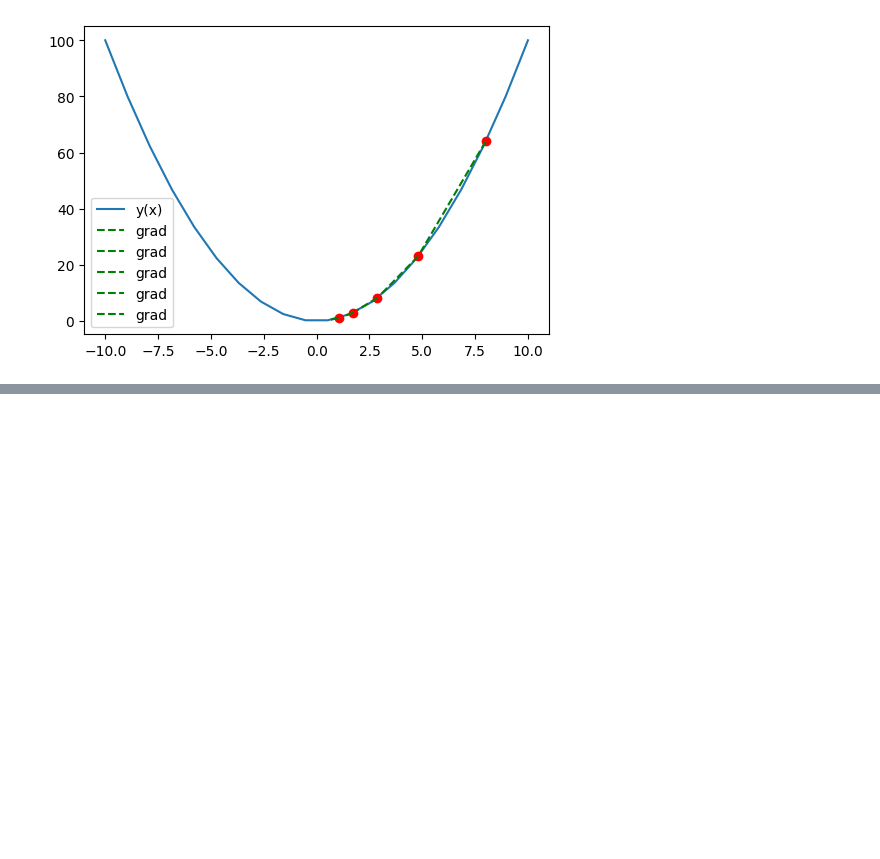
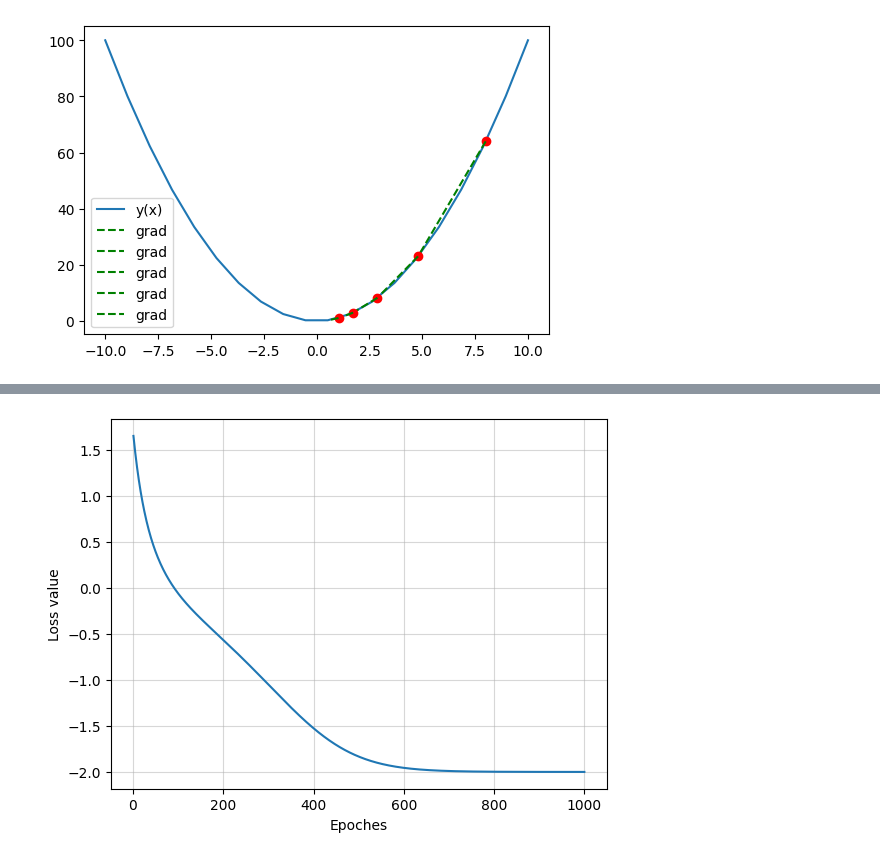
Before and after one commit to Big-Data-and-Intelligent-Systems/math, a Jupyter notebook: 05_gd.ipynb, the cells around one changed output, grey strips where cells are left out. Cells and saved outputs as stored; diff of their text form; code cells hidden in the pictures; blank space fills up the shorter version.

```diff
--- a/05_gd.ipynb
+++ b/05_gd.ipynb
@@ -139,0 +253,8 @@ plt.show()
+# %%
+plt.plot([i for i in range(1, len(losses)+1)], losses)
+plt.grid(alpha=0.5)
+plt.ylabel("Loss value")
+plt.xlabel("Epoches")
+plt.show()
+# %% [output]
+[figure, added]
```
Also changed, not shown: parts of 23 cells of this notebook.
